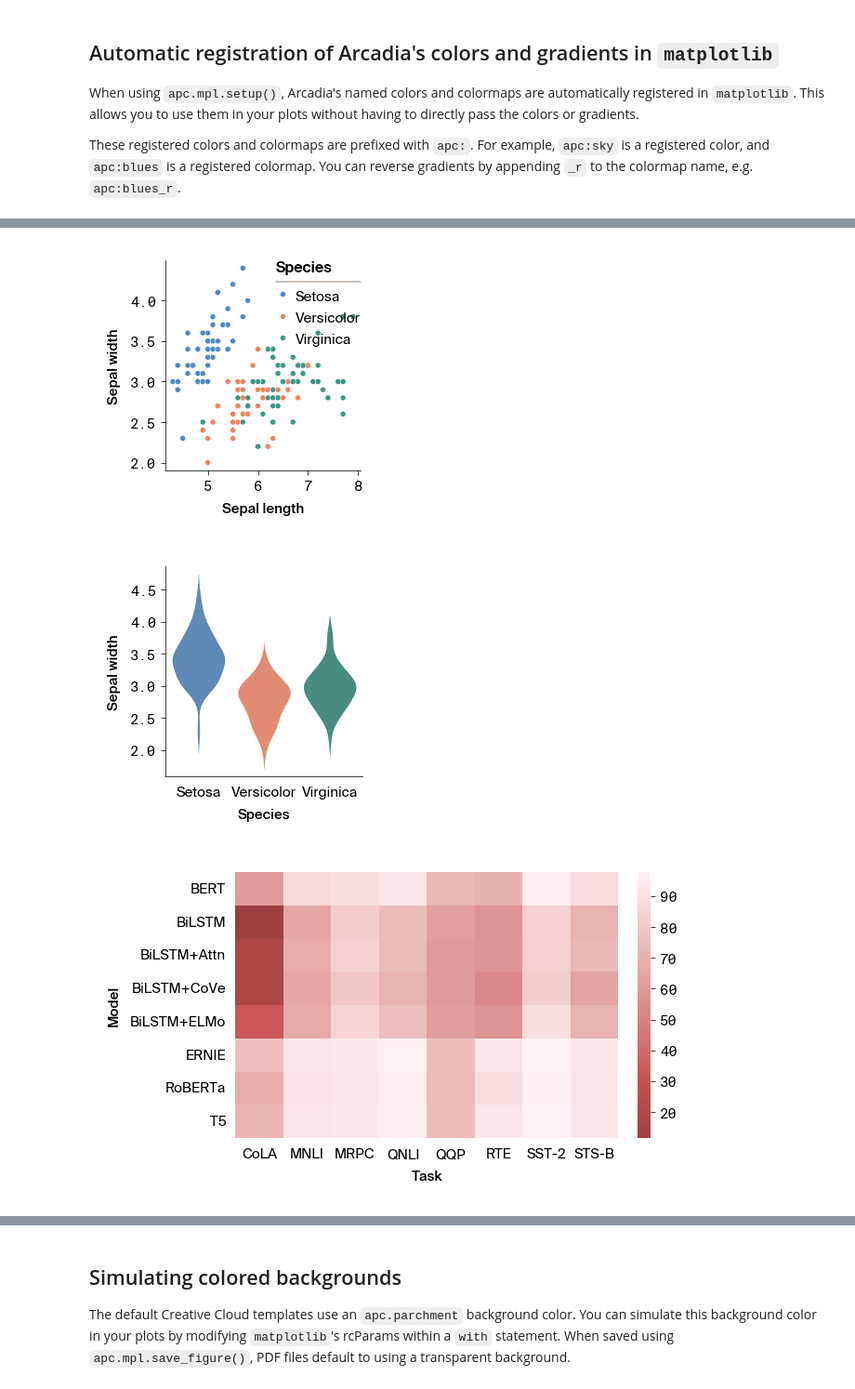
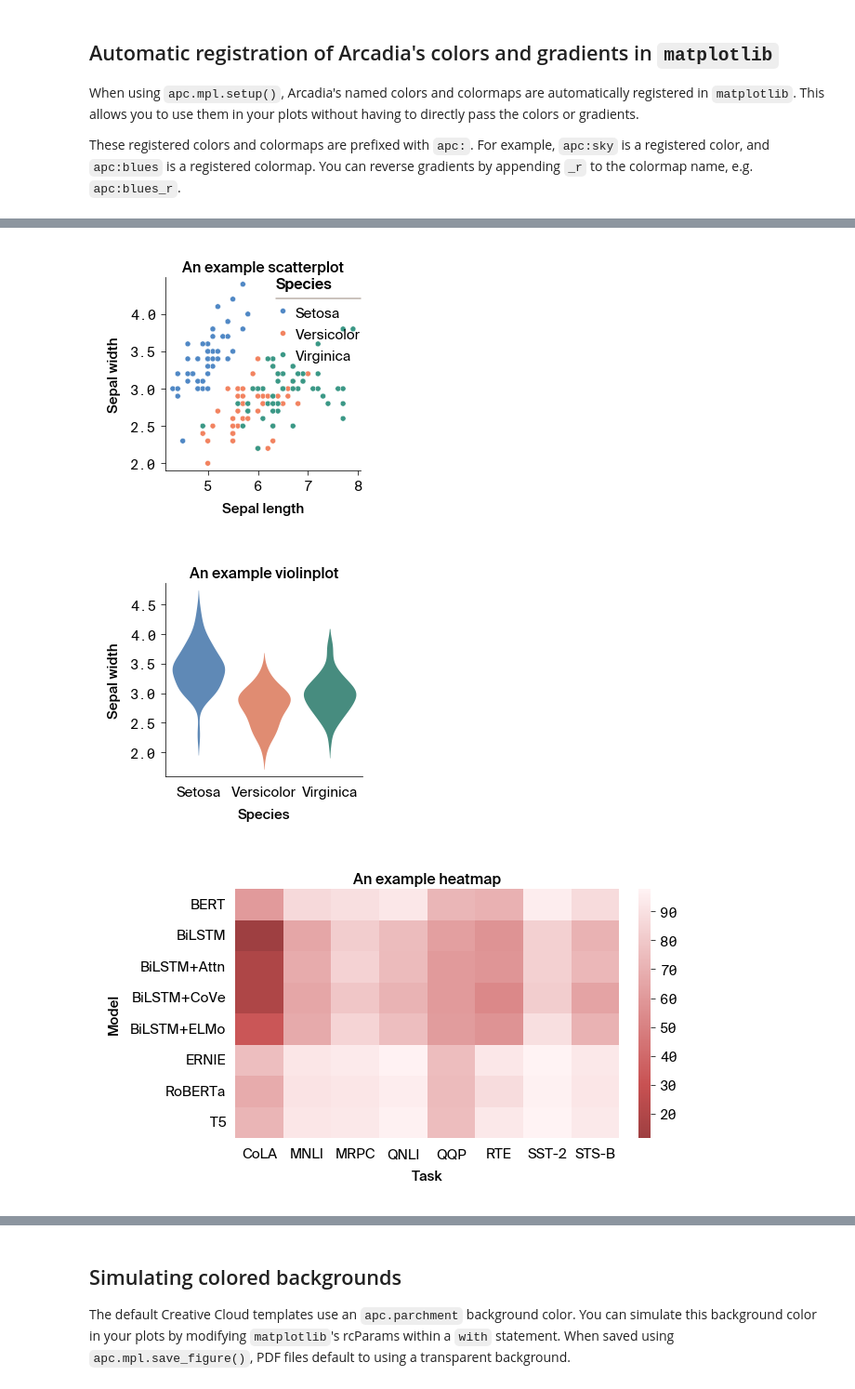
Before and after one commit to Arcadia-Science/arcadia-pycolor, a Jupyter notebook: docs/style_usage.ipynb, the cells around one changed output, grey strips where cells are left out. Shown at 93% size. Saved outputs shown, nothing was run; the diff lists cells and outputs as text; code cells hidden in the pictures.

```diff
--- a/docs/style_usage.ipynb
+++ b/docs/style_usage.ipynb
@@ -135,44 +141,37 @@ fig, ax = plt.subplots(figsize=apc.mpl.get_figure_dimensions("float_square"), la
 sns.scatterplot(
     x=x_data,
     y=y_data,
     hue="species",
     data=iris_data,
     palette=colors,
     ax=ax,
 )
 apc.mpl.style_axis(monospaced_axes="both")
-
-apc.mpl.save_figure(fname="examples/scatter_style_axis.pdf")
-
+plt.title("An example scatterplot")
 plt.show()
 
 fig, ax = plt.subplots(figsize=apc.mpl.get_figure_dimensions("float_square"), layout="constrained")
 sns.violinplot(
     x=c_data,
     y=y_data,
     data=iris_data,
     hue=c_data,
     palette=colors,
     ax=ax,
 )
 apc.mpl.style_axis(categorical_axes="x", monospaced_axes="y")
-apc.mpl.save_figure(fname="examples/violin_style_axis.pdf")
-
+plt.title("An example violinplot")
 plt.show()
-
 
 fig, ax = plt.subplots(figsize=apc.mpl.get_figure_dimensions("float_wide"), layout="constrained")
 sns.heatmap(glue, ax=ax, cmap="apc:reds")
 apc.mpl.style_axis(colorbar_exists=True)
-# Didn't use categorical_axes = "both" because it alters the ALLCAPS axis labels.
-
 apc.mpl.set_xaxis_categorical()
 apc.mpl.set_yaxis_categorical()
-
-apc.mpl.save_figure(fname="examples/heatmap_style_axis.pdf")
+plt.title("An example heatmap")
 plt.show()
 # %% [output]
-[figure, old version]
+[figure, new version]
-[figure, old version]
+[figure, new version]
-[figure, old version]
+[figure, new version]
 # %% [markdown]
```
Also changed, not shown: parts of 11 cells of this notebook, 1 other file.
